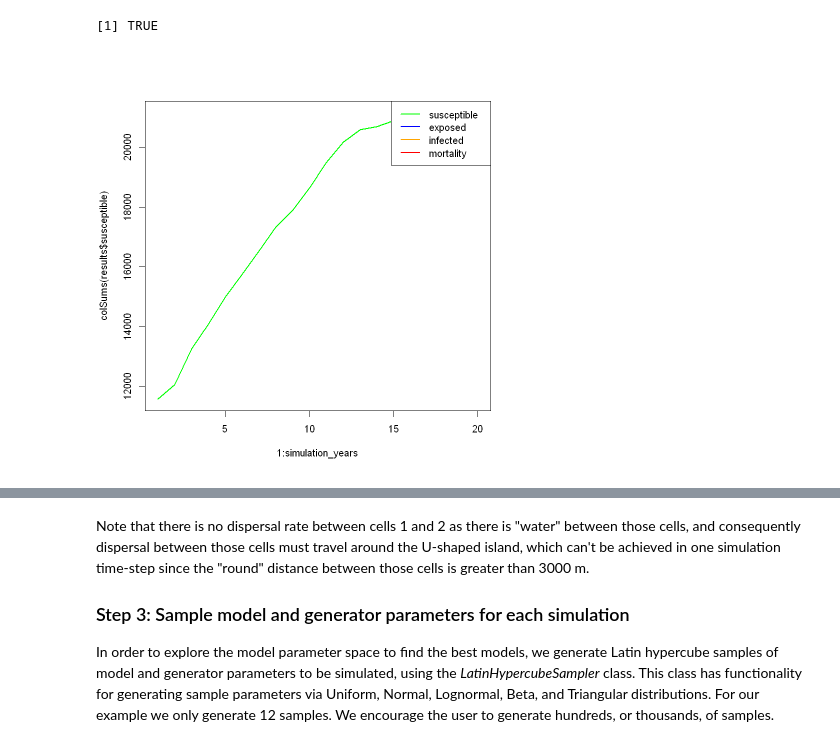
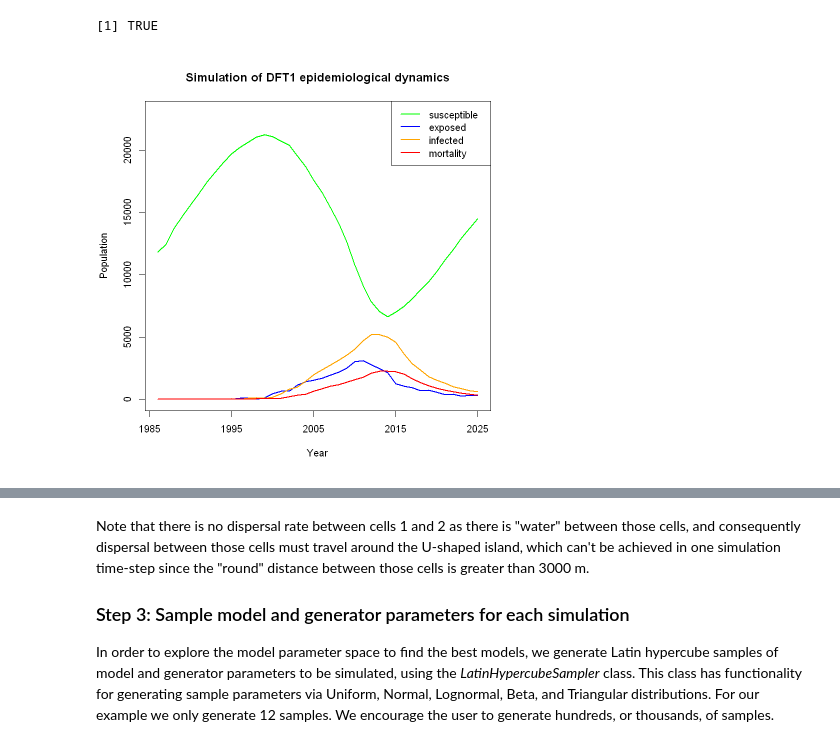
Before and after one commit to je-suis-tm/Devil-Project, a Jupyter notebook: Chapter2/poems diease tasmania.ipynb, the cells around one changed output, grey strips where cells are left out. Saved outputs shown, nothing was run; the diff lists cells and outputs as text; code cells hidden in the pictures.

```diff
--- a/Chapter2/poems diease tasmania.ipynb
+++ b/Chapter2/poems diease tasmania.ipynb
@@ -46,8 +64,8 @@ suitability$pred=(suitability$pred-min(suitability$pred))/(max(suitability$pred)
 ### known variables
 # %%
 #dispersal portion and avg distance
-known_dispersal_p = 0.1945
-known_dispersal_b =5.821
+known_dispersal_p=0.4
+known_dispersal_b=5.8
 # %%
 #baseline matrix is estimated via mark recapture data
 # https://github.com/je-suis-tm/Devil-Project/blob/main/Chapter1/Tasman/baseline%20matrix%2tasman.ipynb
@@ -74,16 +92,16 @@ latmax=-40.349895
 baseyear=1985
 
 #years of simulation
-simulation_years=20
+simulation_years=40
 
 #simulation timeframe per round
 simulation_intervals=1
 
 #number of simulations
-num_of_sims=10
+num_of_sims=10000
 
 #max density 2 per sq km, in female model divided by two
-maxden=100
+maxden=110
 
 #initial abundance
 initial_population=as.integer(population_size[1]/2)
@@ -264,8 +282,8 @@ make changes to the simulated populations.
 # %%
 #get dispersal probability
 test_dispersal <- dispersal_gen$generate(input_values = list(
-  dispersal_p = known_dispersal_p*4,
-  dispersal_b = known_dispersal_b*4
+  dispersal_p = known_dispersal_p,
+  dispersal_b = known_dispersal_b
 ))
 
 prob_mat=test_dispersal$dispersal_data
@@ -595,7 +630,7 @@ translocation <- list(
   }
 )
 # %%
-translocation_aliases <- list(trans_input = "translocation$trans_input",
+translocation_aliases = list(trans_input = "translocation$trans_input",
                               simulation_years="translocation$simulation_years",
                               region_indices = "translocation$region_indices",
                               transmission_rate="translocation$transmission_rate",
@@ -603,7 +638,9 @@ translocation_aliases <- list(trans_input = "translocation$trans_input",
                               mortality_rate="translocation$mortality_rate",
                               disease_cell="translocation$disease_cell",
                               disease_timestep="translocation$disease_timestep",
-                              disease_num="translocation$disease_num")
+                              prob_threhsold="translocation$prob_threhsold",
+                              new_prob="translocation$new_prob",
+                              jump_num="translocation$jump_num")
 # %% [markdown]
 ### Testing Setup
 # %%
@@ -650,14 +682,16 @@ all(results$susceptible+results$exposed+results$infected==results$population)
 # %% [output]
 [1] TRUE
 # %%
-plot(1:simulation_years, colSums(results$susceptible), type = "l", col = "green", lwd = 2, )
+plot(1:simulation_years, colSums(results$susceptible), type = "l", col = "green", lwd = 2, ylim = c(0, 23000),
+    main="Simulation of DFT1 epidemiological dynamics",xaxt="n",xlab="Year", ylab="Population")
 lines(1:simulation_years, colSums(results$exposed), col = "blue", lwd = 2, )
 lines(1:simulation_years, colSums(results$infected), col = "orange", lwd = 2, )
 lines(1:simulation_years, colSums(results$mortality), col = "red", lwd = 2, )
 legend("topright", legend = c("susceptible", "exposed", "infected", "mortality"),
        col = c("green", "blue", "orange","red"), lty = 1, lwd = 2)
+axis(1, at=c(0, 10, 20, 30, 40), labels=c(1985,1995,2005,2015,2025))
 # %% [output]
-[figure, old version]
+[figure, new version]
 # %%
 colSums(results$infected)
 # %% [output]
```
Also changed, not shown: parts of 29 cells of this notebook.
